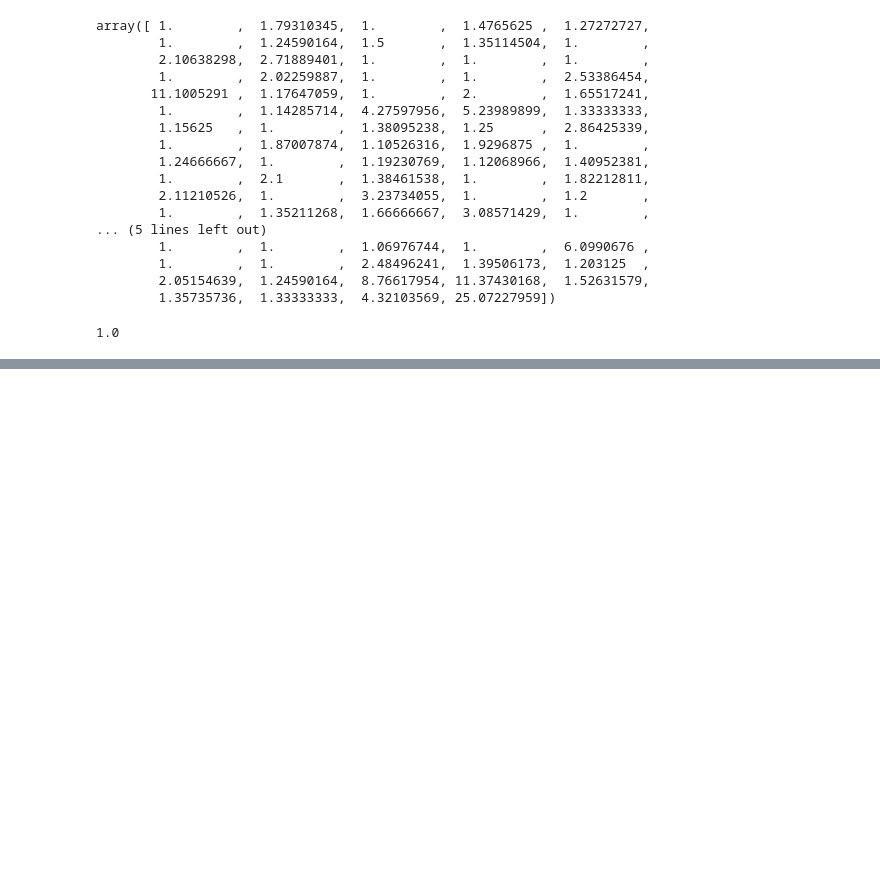
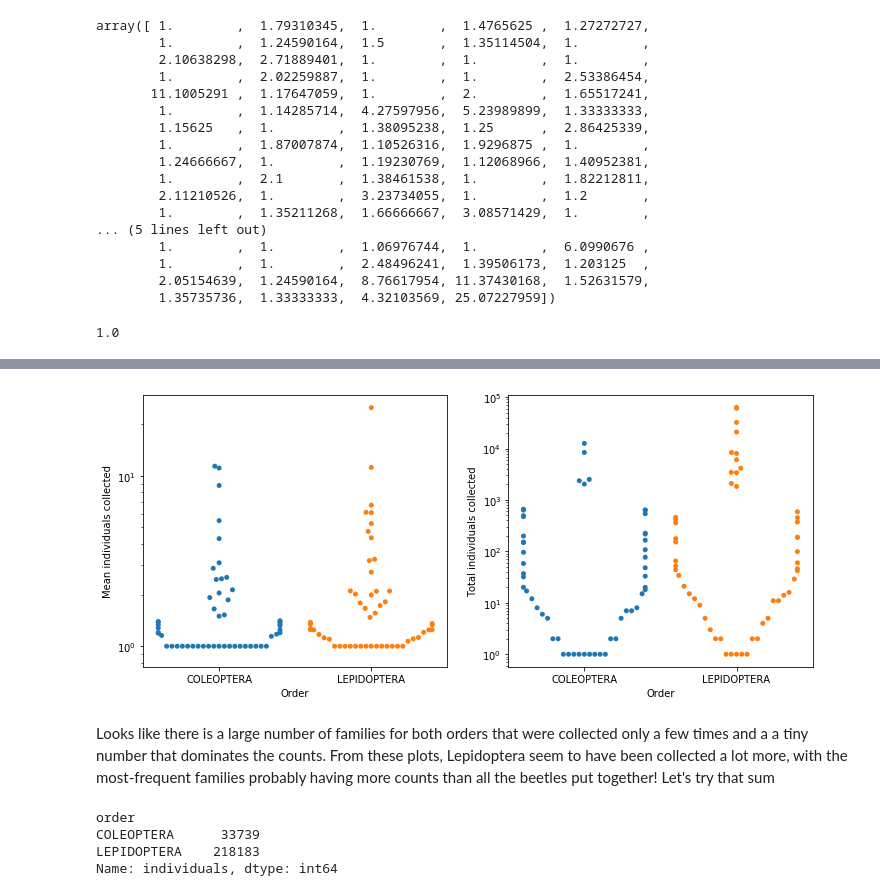
Before and after one commit to ptizei/MiscAnalyses, a Jupyter notebook: InsectTrap.ipynb, the cells around one changed output, grey strips where cells are left out. Drawn from its saved outputs; the diff is of its cells as text; code cells hidden in the pictures; blank space fills up the shorter version.

```diff
--- a/InsectTrap.ipynb
+++ b/InsectTrap.ipynb
@@ -81,0 +104,24 @@ KeyError: 'order,family'
+# %%
+plt.figure(figsize=(12,5))
+plt.subplot(121)
+
+ax =sns.swarmplot(x = 'order', y = 'individuals', data = df_OrderFamilyMeanIndividuals)
+plt.xlabel('Order')
+plt.ylabel('Mean individuals collected')
+ax.set_yscale('log')
+plt.subplot(122)
+ax =sns.swarmplot(x = 'order', y = 'individuals', data = df_OrderFamilySumIndividuals)
+plt.xlabel('Order')
+plt.ylabel('Total individuals collected')
+ax.set_yscale('log')
+# %% [output]
+[figure, added]
+# %% [markdown]
+Looks like there is a large number of families for both orders that were collected only a few times and a a tiny number that dominates the counts. From these plots, Lepidoptera seem to have been collected a lot more, with the most-frequent families probably having more counts than all the beetles put together! Let's try that sum
+# %%
+df_InsectTrap.groupby('order')['individuals'].sum()
+# %% [output]
+order
+COLEOPTERA      33739
+LEPIDOPTERA    218183
+Name: individuals, dtype: int64
```
Also changed, not shown: parts of 8 cells of this notebook.
